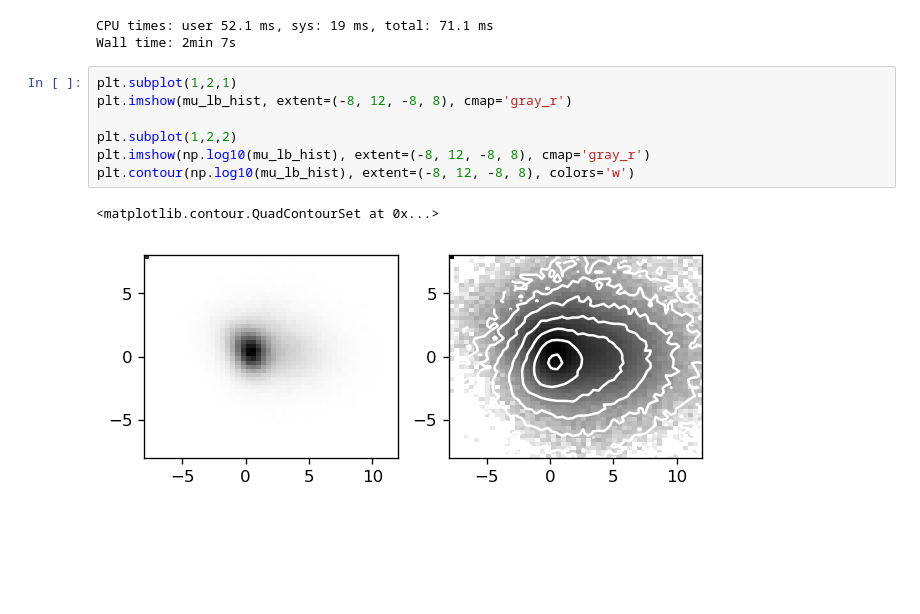
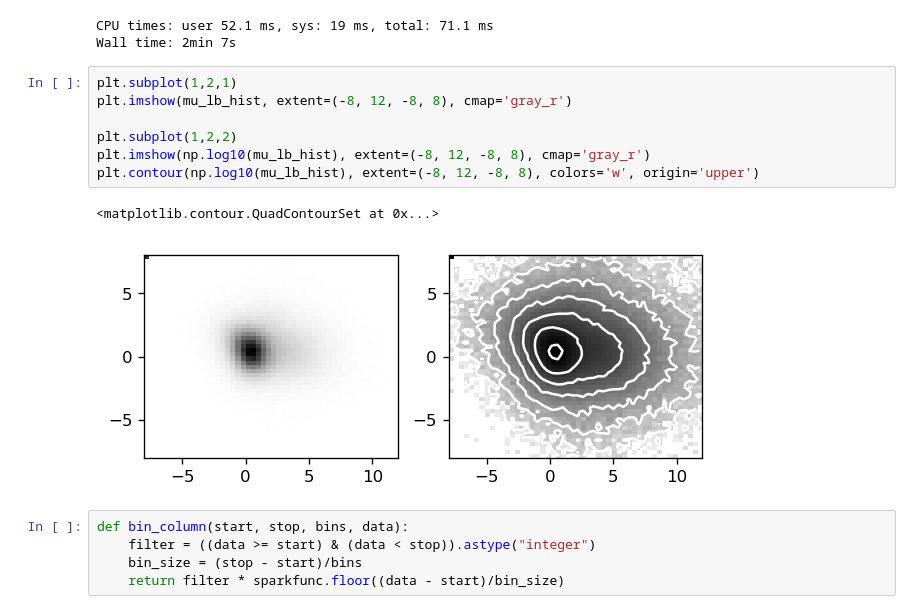
Before and after one commit to ctslater/gaia_experiments, a Jupyter notebook: dereddening_gaia.ipynb, the cells around one changed output. Drawn from its saved outputs; the diff is of its cells as text; blank space fills up the shorter version.

```diff
--- a/dereddening_gaia.ipynb
+++ b/dereddening_gaia.ipynb
@@ -169,10 +169,15 @@ Wall time: 2min 7s
 # %%
 plt.subplot(1,2,1)
 plt.imshow(mu_lb_hist, extent=(-8, 12, -8, 8), cmap='gray_r')
 
 plt.subplot(1,2,2)
 plt.imshow(np.log10(mu_lb_hist), extent=(-8, 12, -8, 8), cmap='gray_r')
-plt.contour(np.log10(mu_lb_hist), extent=(-8, 12, -8, 8), colors='w')
+plt.contour(np.log10(mu_lb_hist), extent=(-8, 12, -8, 8), colors='w', origin='upper')
 # %% [output]
 <matplotlib.contour.QuadContourSet at 0x...>
-[figure, old version]
+[figure, new version]
+# %%
+def bin_column(start, stop, bins, data):
+    filter = ((data >= start) & (data < stop)).astype("integer")
+    bin_size = (stop - start)/bins
+    return filter * sparkfunc.floor((data - start)/bin_size)
```
Also changed, not shown: parts of 5 cells of this notebook.
